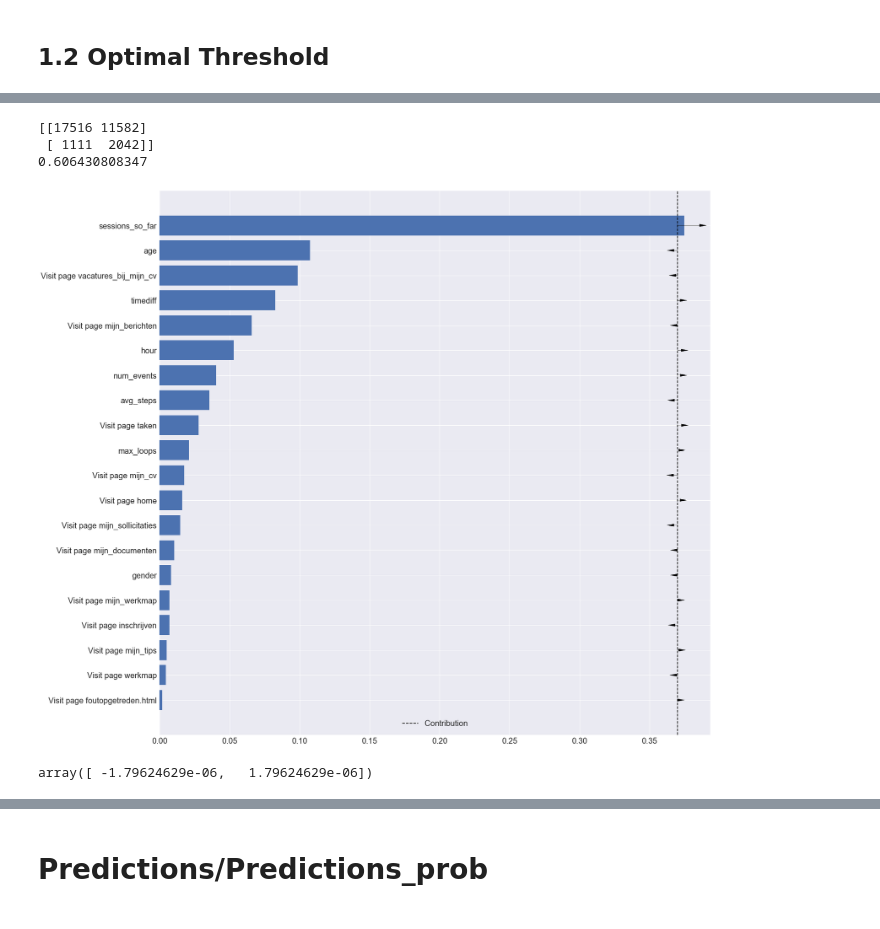
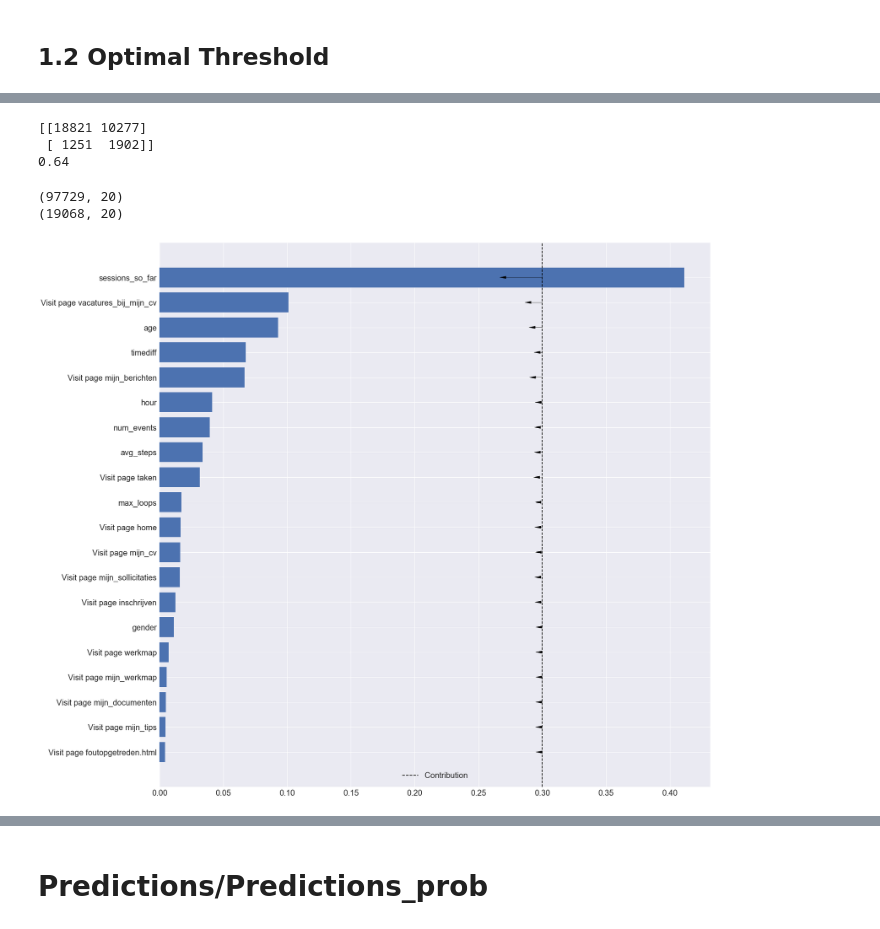
Before and after one commit to TCACastelijns/UVW, a Jupyter notebook: predict_Explanation.ipynb, the cells around one changed output, grey strips where cells are left out. Saved outputs shown, nothing was run; the diff lists cells and outputs as text; code cells hidden in the pictures.

```diff
--- a/predict_Explanation.ipynb
+++ b/predict_Explanation.ipynb
@@ -220,5 +227,5 @@ Normalized AUC: 0.669001209943
 max_depth: 7
 # %%
-model = RandomForestClassifier(max_depth=best_parameters[param_name], random_state=42)
+model = RandomForestClassifier(max_depth=best_parameters[param_name], class_weight={1: 2}, random_state=42)
 model.fit(X_train, y_train)
 # %% [output]
@@ -259,21 +240,21 @@ accuracy_score(y_test, predictions)
 # %% [markdown]
 ##  1.1 Model Creation
 # %%
-import xgboost as xgb
+# import xgboost as xgb
 
-tuning_params = {'max_depth': [3,4,5,6,7,8]}
+# tuning_params = {'max_depth': [3,4,5,6,7,8]}
 
-grid = GridSearchCV(xgb.XGBClassifier(objective= 'binary:logistic'), tuning_params, cv=3,scoring='roc_auc',n_jobs=3)
-model = grid.fit(X_train, y_train)
+# grid = GridSearchCV(xgb.XGBClassifier(objective= 'binary:logistic'), tuning_params, cv=3,scoring='roc_auc',n_jobs=3,verbose=3)
+# model = grid.fit(X_train, y_train)
 
-best_parameters, score, _ = max(model.grid_scores_, key=lambda x: x[1])
-print('Normalized AUC:', score)
-for param_name in sorted(best_parameters.keys()):
-    print("%s: %r" % (param_name, best_parameters[param_name]))
+# best_parameters, score, _ = max(model.grid_scores_, key=lambda x: x[1])
+# print('Normalized AUC:', score)
+# for param_name in sorted(best_parameters.keys()):
+#     print("%s: %r" % (param_name, best_parameters[param_name]))
 
 
-model = xgb.XGBClassifier(max_depth=best_parameters[param_name])
-model.fit(X_train, y_train)
+# model = xgb.XGBClassifier(max_depth=best_parameters[param_name])
+# model.fit(X_train, y_train)
 # %% [markdown]
 ## 1.2 Optimal Threshold
 # %%
@@ -345,11 +321,11 @@ predictions= predictions_prob.copy()
 predictions[predictions<opt_threshold] = 0
 predictions[predictions>=opt_threshold] = 1
 print(confusion_matrix(y_test, predictions))
-print(accuracy_score(y_test, predictions))
+print(round(accuracy_score(y_test, predictions),2))
 # %% [output]
-[[17516 11582]
- [ 1111  2042]]
-0.606430808347
+[[18821 10277]
+ [ 1251  1902]]
+0.64
 # %%
 #Impact of the variables
 #This model was taken from:
@@ -358,46 +334,48 @@ print(accuracy_score(y_test, predictions))
     #Predition = bias + feature_contribution
 
 
-def calculate_contributions(model, X, y):
+def calculate_contributions(model, X, y, under_sampling = True):
     #Use the SMOTE algorithm to oversample the data set
         #from: http://contrib.scikit-learn.org/imbalanced-learn/stable/generated/imblearn.over_sampling.SMOTE.html
-    #sm = SMOTE(random_state=42)
-    #X_res, y_res = sm.fit_sample(X, y)
-    prediction_ti, bias, contributions = ti.predict(model, X)
+    if under_sampling == True:
+        sm = RandomUnderSampler(random_state=0)
+    else:
+        sm = SMOTE(random_state=42)
+
+    X_res, y_res = sm.fit_sample(X, y)
+    prediction_ti, bias, contributions = ti.predict(model, X_res)
     total_contribution = np.mean(contributions, axis=0)[:,0] #The mean value of the contribution of each feature
-
+    print(X.shape)
+    print(X_res.shape)
     #prediction_ti, bias, contributions = ti.predict(model, X[y == 1])
     #total_contribution_Q = np.mean(contributions, axis=0)[:,0] #The mean value of the contribution of each feature
     return total_contribution
 
-
-
 total_contribution = calculate_contributions(model, X, y)
+# %% [output]
+(97729, 20)
+(19068, 20)
 # %%
 import matplotlib.pyplot as plt
 
 def f_importances(coef, total_contribution, names):
     imp = coef
     imp, names, total_contribution = zip(*sorted(zip(imp,names,total_contribution)))
     sns.set(font_scale=2)
     plt.figure(figsize=(24, 20))
     plt.barh(range(len(names)), imp, align='center')
-    pos_imp = 0.37
+    pos_imp = 0.3
     for i in range(len(names)):
-        plt.arrow(x = pos_imp, y = i, dx = total_contribution[i] *100 , dy= 0,fc="k", ec="k", head_width=0.1, head_length=0.005)
+        plt.arrow(x = pos_imp, y = i, dx = total_contribution[i] * 4 , dy= 0,fc="k", ec="k", head_width=0.1, head_length=0.005)
 
     plt.axvline(x = pos_imp, linestyle='dashed', color='black', label = 'Contribution')
     plt.legend(loc='lower center')
     plt.yticks(range(len(names)), names)
     plt.tight_layout()
     plt.savefig('Important features')
     plt.show()
 
 
 f_importances(model.feature_importances_, total_contribution, features)
 # %% [output]
-[figure, old version]
+[figure, new version]
-# %%
-total_contribution[0]
-# %% [output]
-array([ -1.79624629e-06,   1.79624629e-06])
```
Also changed, not shown: parts of 23 cells of this notebook.
